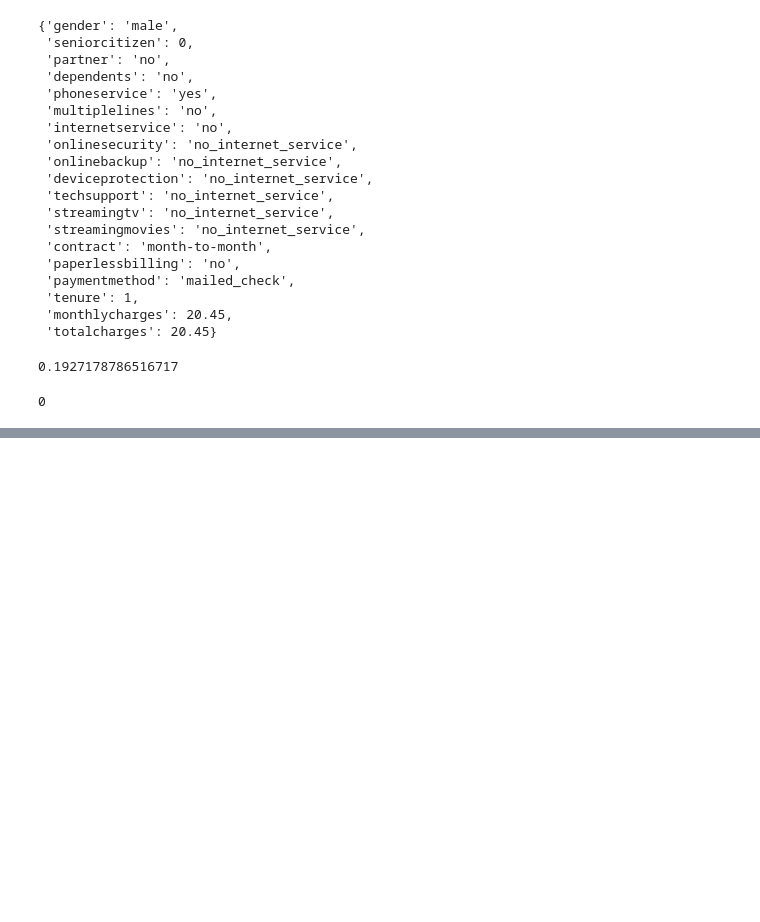
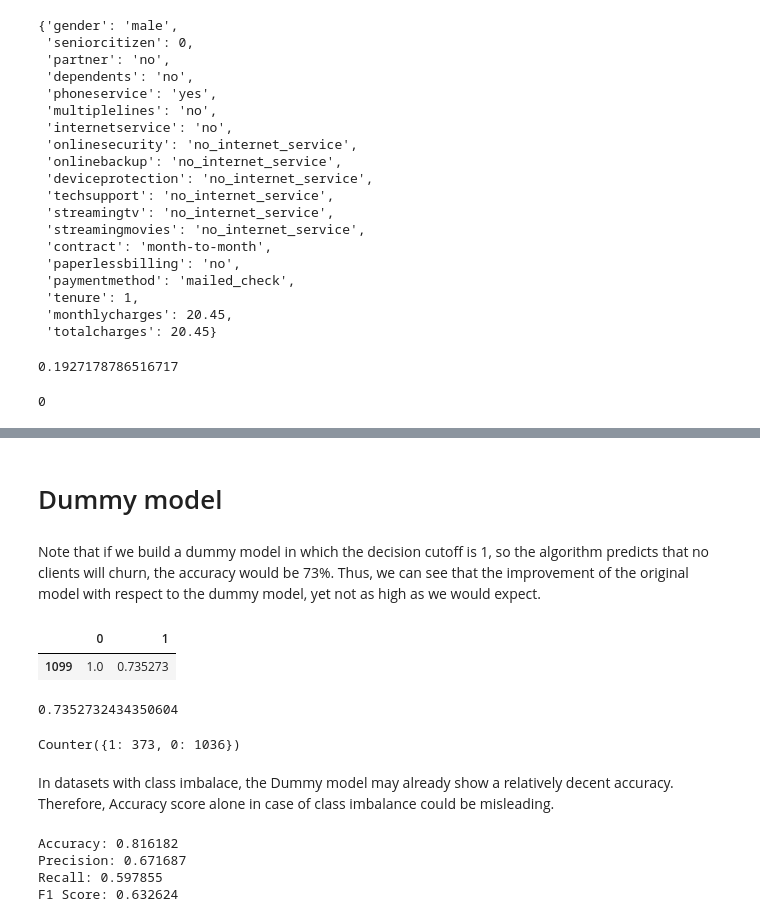
Before and after one commit to a-kravets/Data-Analytics-Projects, a Jupyter notebook: Churn Prediction/churn-prediction.ipynb, the cells around one changed output, grey strips where cells are left out. Drawn from its saved outputs; the diff is of its cells as text; code cells hidden in the pictures; blank space fills up the shorter version.

```diff
--- a/Churn Prediction/churn-prediction.ipynb
+++ b/Churn Prediction/churn-prediction.ipynb
@@ -965,0 +1010,33 @@ metrics.roc_auc_score(y_test,y_pred)
+# %% [markdown]
+# Dummy model
+# %% [markdown]
+Note that if we build a dummy model in which the decision cutoff is 1, so the algorithm predicts that no clients will churn, the accuracy would be 73%. Thus, we can see that the improvement of the original model with respect to the dummy model, yet not as high as we would expect.
+# %%
+threshold.tail(1)
+# %% [output]
+|  | 0 | 1 |
+| 1099 | 1.0 | 0.735273 |
+# %%
+1 - y_test.mean()
+# %% [output]
+0.7352732434350604
+# %%
+# distribution of 1 and 0, churn and non-churn
+
+Counter(y_test)
+# %% [output]
+Counter({1: 373, 0: 1036})
+# %% [markdown]
+In datasets with class imbalace, the Dummy model may already show a relatively decent accuracy. Therefore, Accuracy score alone in case of class imbalance could be misleading.
+# %%
+import sklearn.metrics as metrics
+
+print("Accuracy:", "%.6f" % metrics.accuracy_score(y_test, y_pred>= 0.501))
+print("Precision:", "%.6f" % metrics.precision_score(y_test, y_pred>= 0.501))
+print("Recall:", "%.6f" % metrics.recall_score(y_test, y_pred>= 0.501))
+print("F1 Score:", "%.6f" % metrics.f1_score(y_test, y_pred>= 0.501))
+# %% [output]
+Accuracy: 0.816182
+Precision: 0.671687
+Recall: 0.597855
+F1 Score: 0.632624
```
Also changed, not shown: parts of 17 cells of this notebook.
